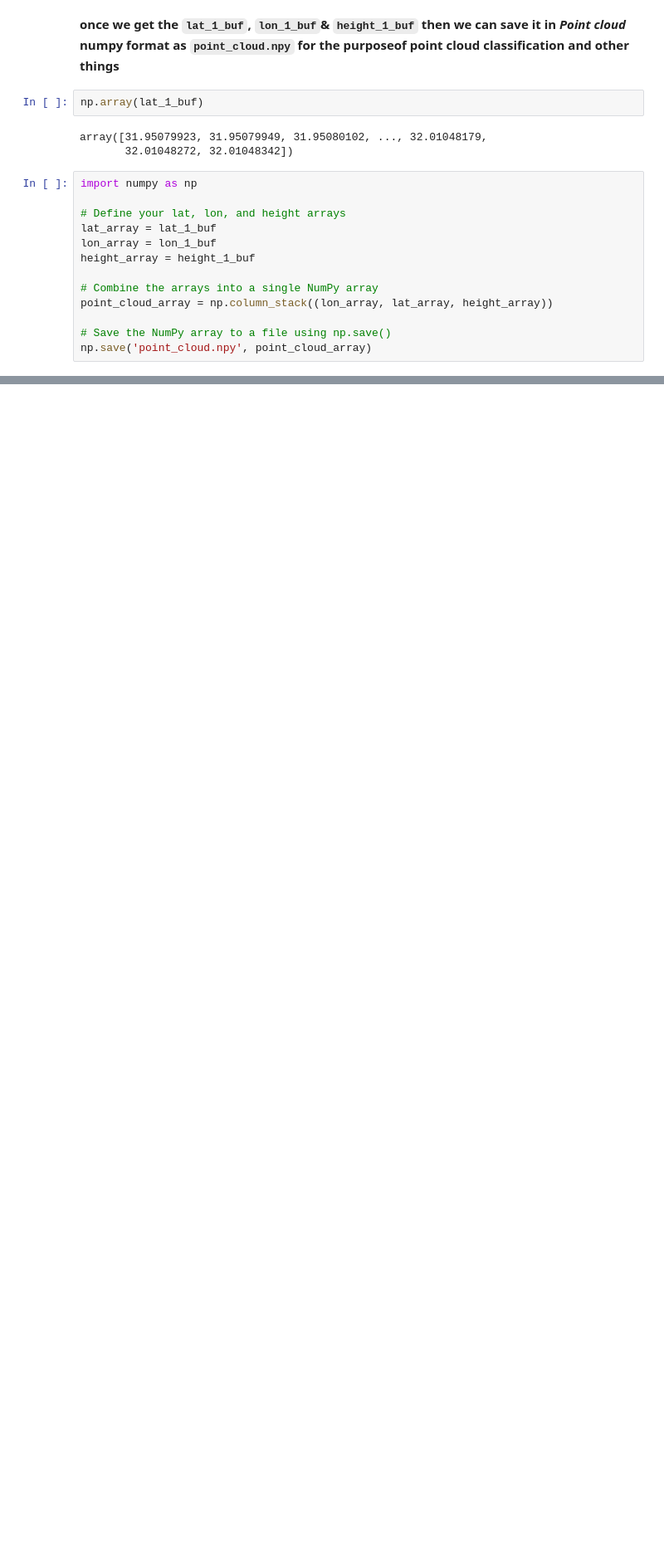
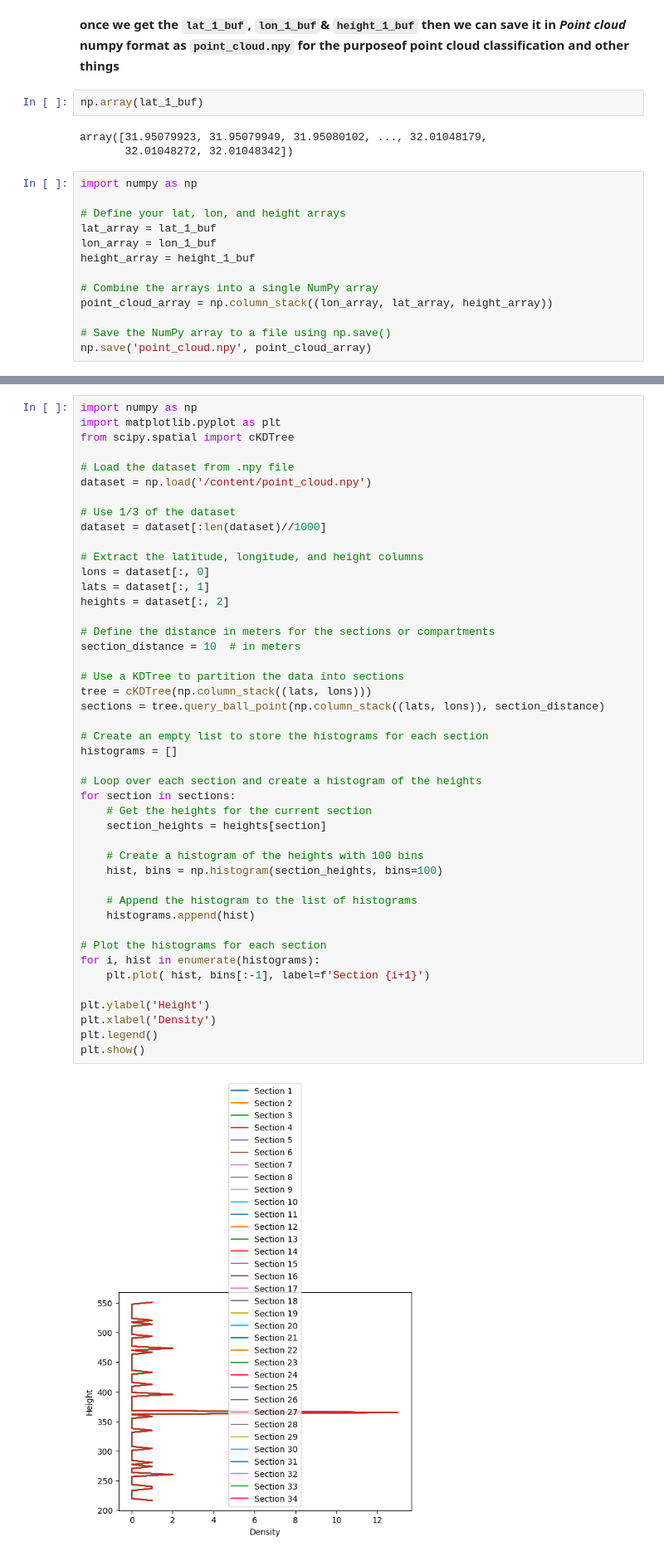
Before and after one commit to 1kaiser/ICESAT2, a Jupyter notebook: ICESAT2_tracks_intersection_plotting.ipynb, the cells around one changed output, grey strips where cells are left out. Shown at 83% size. Saved outputs shown, nothing was run; the diff lists cells and outputs as text; blank space fills up the shorter version.

Commit message:
preparing section histograms for point location identification in a region

```diff
--- a/ICESAT2_tracks_intersection_plotting.ipynb
+++ b/ICESAT2_tracks_intersection_plotting.ipynb
@@ -342,0 +357,47 @@ plt.show()
+# %%
+import numpy as np
+import matplotlib.pyplot as plt
+from scipy.spatial import cKDTree
+
+# Load the dataset from .npy file
+dataset = np.load('/content/point_cloud.npy')
+
+# Use 1/3 of the dataset
+dataset = dataset[:len(dataset)//1000]
+
+# Extract the latitude, longitude, and height columns
+lons = dataset[:, 0]
+lats = dataset[:, 1]
+heights = dataset[:, 2]
+
+# Define the distance in meters for the sections or compartments
+section_distance = 10  # in meters
+
+# Use a KDTree to partition the data into sections
+tree = cKDTree(np.column_stack((lats, lons)))
+sections = tree.query_ball_point(np.column_stack((lats, lons)), section_distance)
+
+# Create an empty list to store the histograms for each section
+histograms = []
+
+# Loop over each section and create a histogram of the heights
+for section in sections:
+    # Get the heights for the current section
+    section_heights = heights[section]
+
+    # Create a histogram of the heights with 100 bins
+    hist, bins = np.histogram(section_heights, bins=100)
+
+    # Append the histogram to the list of histograms
+    histograms.append(hist)
+
+# Plot the histograms for each section
+for i, hist in enumerate(histograms):
+    plt.plot( hist, bins[:-1], label=f'Section {i+1}')
+
+plt.ylabel('Height')
+plt.xlabel('Density')
+plt.legend()
+plt.show()
+# %% [output]
+[figure, added]
```
Also changed, not shown: parts of 3 cells of this notebook.
